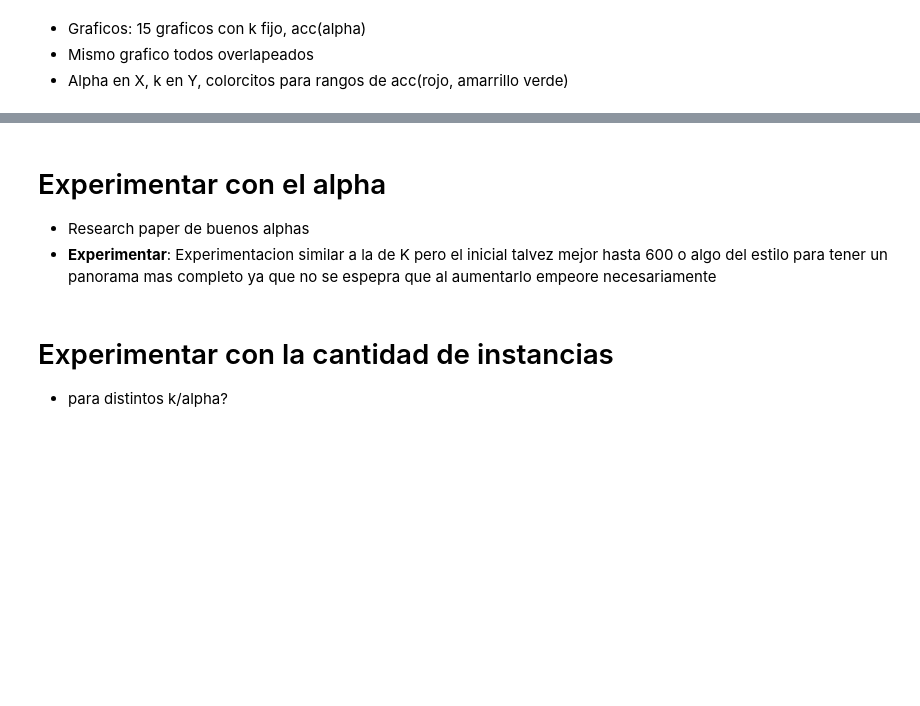
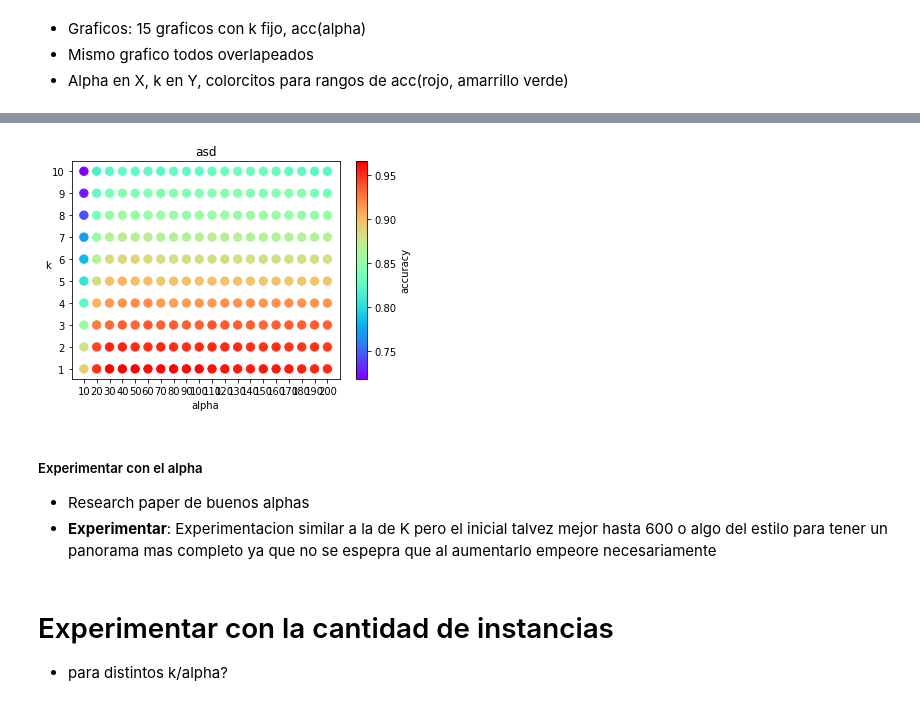
Before and after one commit to ddrenteria/MNtp2, a Jupyter notebook: metnum-tp2-1C2021/tp2-alu/tp2/notebooks/main.ipynb, the cells around one changed output, grey strips where cells are left out. Saved outputs shown, nothing was run; the diff lists cells and outputs as text; code cells hidden in the pictures; blank space fills up the shorter version.

```diff
--- a/metnum-tp2-1C2021/tp2-alu/tp2/notebooks/main.ipynb
+++ b/metnum-tp2-1C2021/tp2-alu/tp2/notebooks/main.ipynb
@@ -387,5 +544,10 @@ K: 1, Alpha: 200
+# %%
+name_k_alpha_extense = "../dataExp/KNN_PCA_extense.csv"
+plot_scatter(name_k_alpha_extense, "asd")
+# %% [output]
+[figure, added]
 # %% [markdown]
-# Experimentar con el alpha
+##### Experimentar con el alpha
 - Research paper de buenos alphas
 - **Experimentar**: Experimentacion similar a la de K pero el inicial talvez mejor hasta 600 o algo del estilo para tener un panorama mas completo ya que no se espepra que al aumentarlo empeore necesariamente
 # %% [markdown]
```
Also changed, not shown: parts of 13 cells of this notebook, 1 other file.
